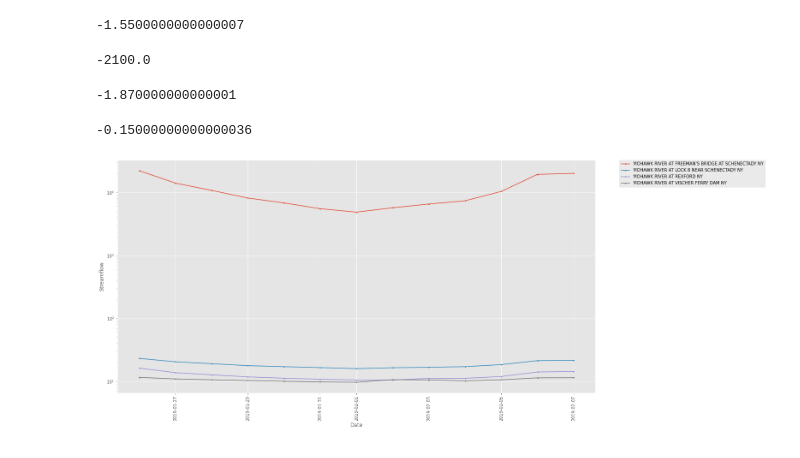
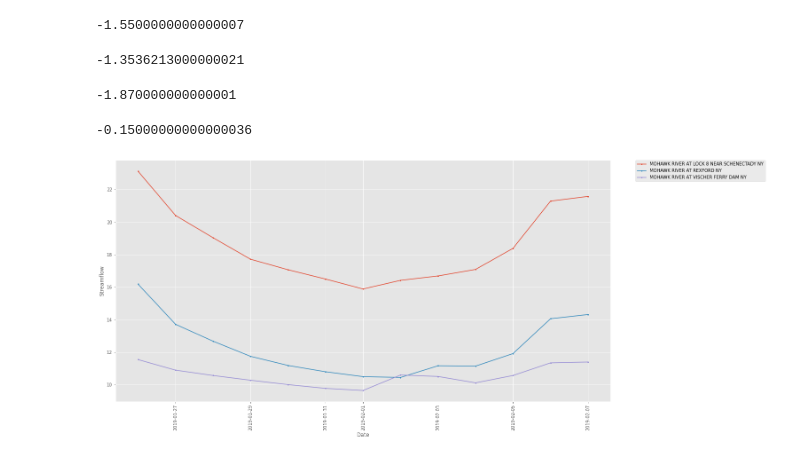
Before and after one commit to megmkoch/IceJamProjectFall2022, a Jupyter notebook: dataDownloadStreamGages1.ipynb, the cells around one changed output. Cells and saved outputs as stored; diff of their text form; code cells hidden in the pictures.

```diff
--- a/dataDownloadStreamGages1.ipynb
+++ b/dataDownloadStreamGages1.ipynb
@@ -78,13 +78,14 @@ pandas.core.frame.DataFrame
 nyears = 1
 ndays = 365 * nyears
 huc = "02020004"
-station_ids = ["01354330", "01354500", "01355475", "01356000"]
+station_ids = ["01354330", "01355475", "01356000"]
 param_id = "00065"
 
 data = DailyValueIO(
     start_date="2019-01-26",
     end_date="2019-02-07",
-    station= station_ids
+    station= station_ids,
+    param_id = "00065"
 )
 
 date = []
@@ -140,20 +143,20 @@ lock8_vd_0207 = value[12] - value[0]
 print(lock8_vd_0207)
 # %% [output]
 -1.5500000000000007
+# %%
+freemans_vd_0207 = freemans_DVIO[12] - freemans_DVIO[0]
+print(freemans_vd_0207)
+# %% [output]
+-1.3536213000000021
 # %%
-freemans_vd_0207 = value[25] - value[13]
-print(freemans_vd_0207)
+rexford_vd_0207 = value[25] - value[13]
+print(rexford_vd_0207)
 # %% [output]
--2100.0
+-1.870000000000001
 # %%
-rexford_vd_0207 = value[38] - value[26]
-print(rexford_vd_0207)
+vischer_vd_0207 = value[38] - value[26]
+print(vischer_vd_0207)
 # %% [output]
--1.870000000000001
+-0.15000000000000036
-# %%
-vischer_vd_0207 = value[51] - value[39]
-print(vischer_vd_0207)
-# %% [output]
--0.15000000000000036
 # %%
 lock8_0207 = [-1.5500000000000007]
@@ -163,14 +166,13 @@ vischer_0207 = [-0.15000000000000036]
 # %%
 # visualize flow time series, coloring by site
 groups = df.groupby('site')
 fig, ax = plt.subplots()
 for name, group in groups:
     ax.plot(group.date, group.value, marker='o', linestyle='-', ms=2, label=name)
 ax.legend(bbox_to_anchor=(1.05, 1), loc=2, borderaxespad=0.)
 plt.xlabel('Date')
 plt.ylabel('Streamflow')
 plt.xticks(rotation='vertical')
-plt.yscale('log')
 plt.show()
 # %% [output]
-[figure, old version]
+[figure, new version]
```
Also changed, not shown: parts of 5 cells of this notebook.
